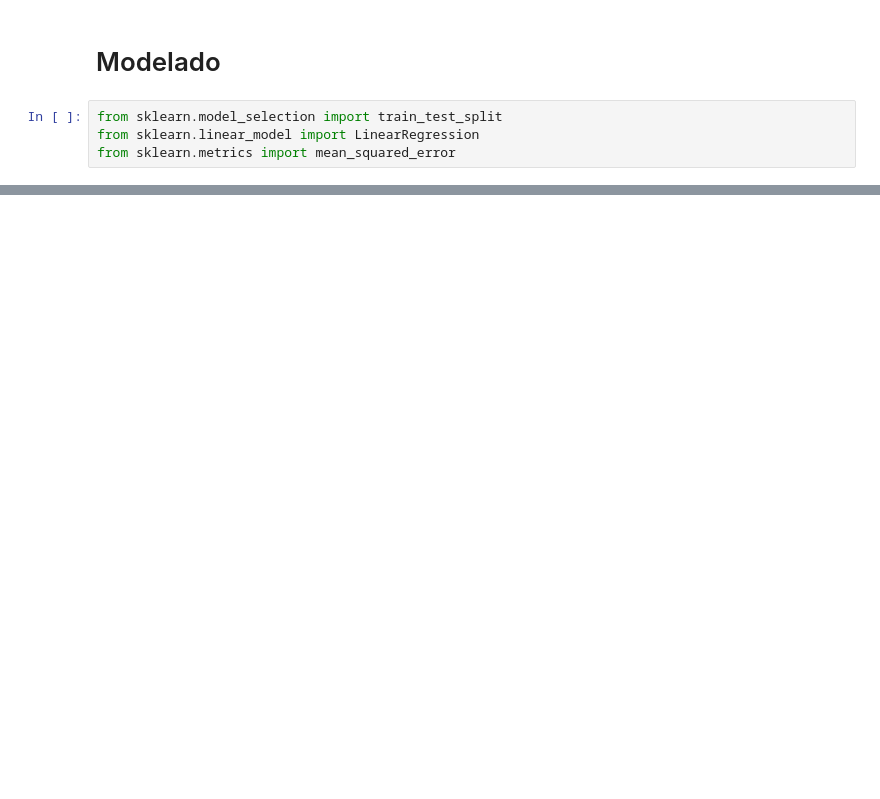
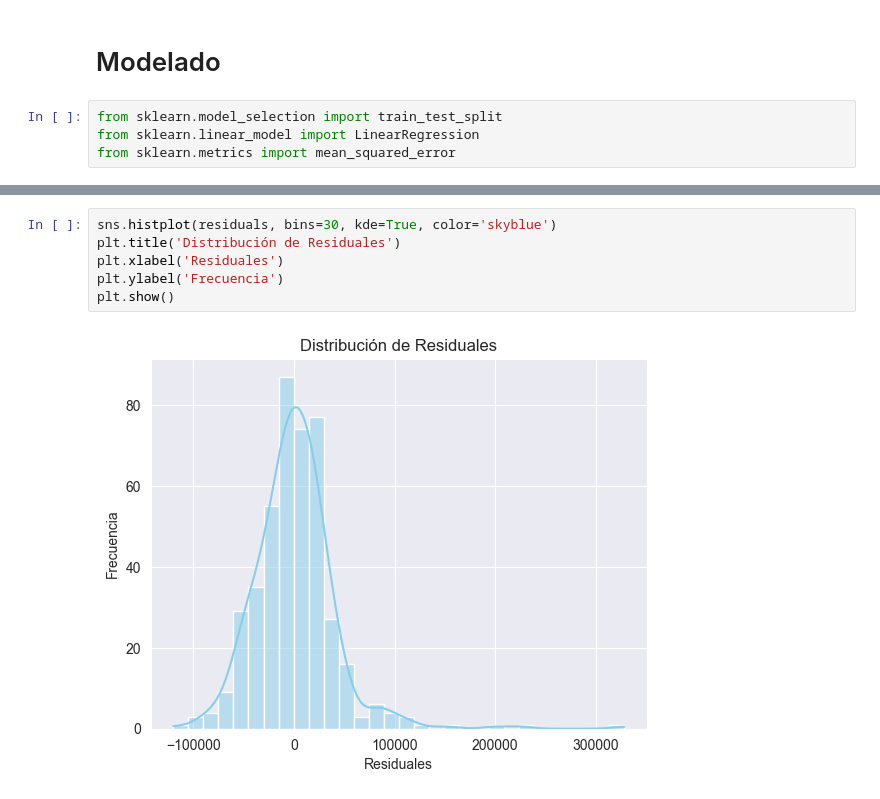
Before and after one commit to FerEsq/DM-House-Sale-Price-Predictor, a Jupyter notebook: Model.ipynb, the cells around one changed output, grey strips where cells are left out. Cells and saved outputs as stored; diff of their text form; blank space fills up the shorter version.

```diff
--- a/Model.ipynb
+++ b/Model.ipynb
@@ -382,0 +447,8 @@ from sklearn.metrics import mean_squared_error
+# %%
+sns.histplot(residuals, bins=30, kde=True, color='skyblue')
+plt.title('Distribución de Residuales')
+plt.xlabel('Residuales')
+plt.ylabel('Frecuencia')
+plt.show()
+# %% [output]
+[figure, added]
```
Also changed, not shown: parts of 23 cells of this notebook.
